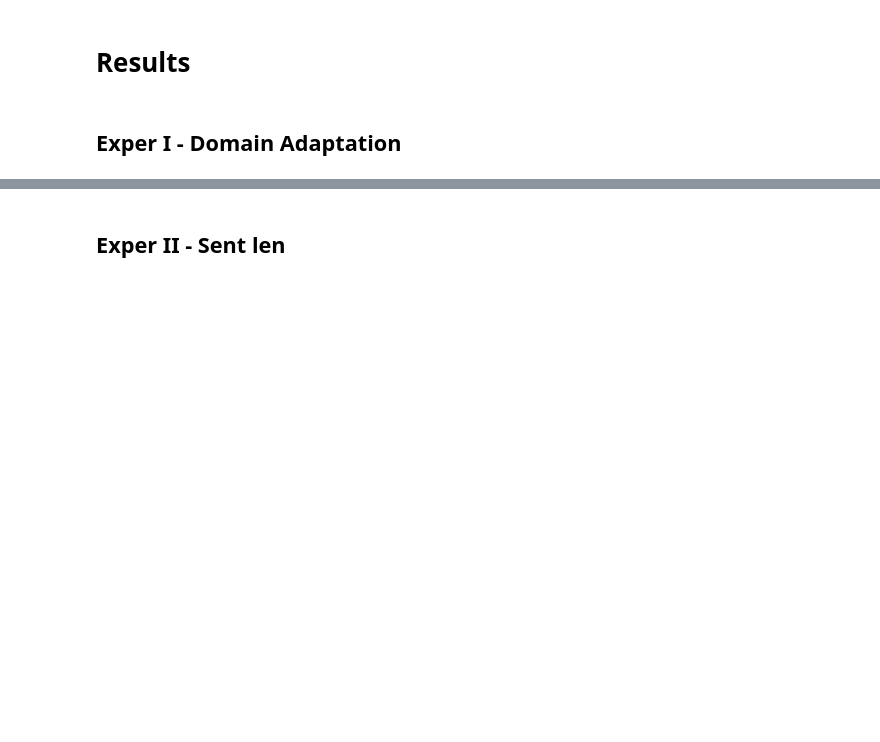
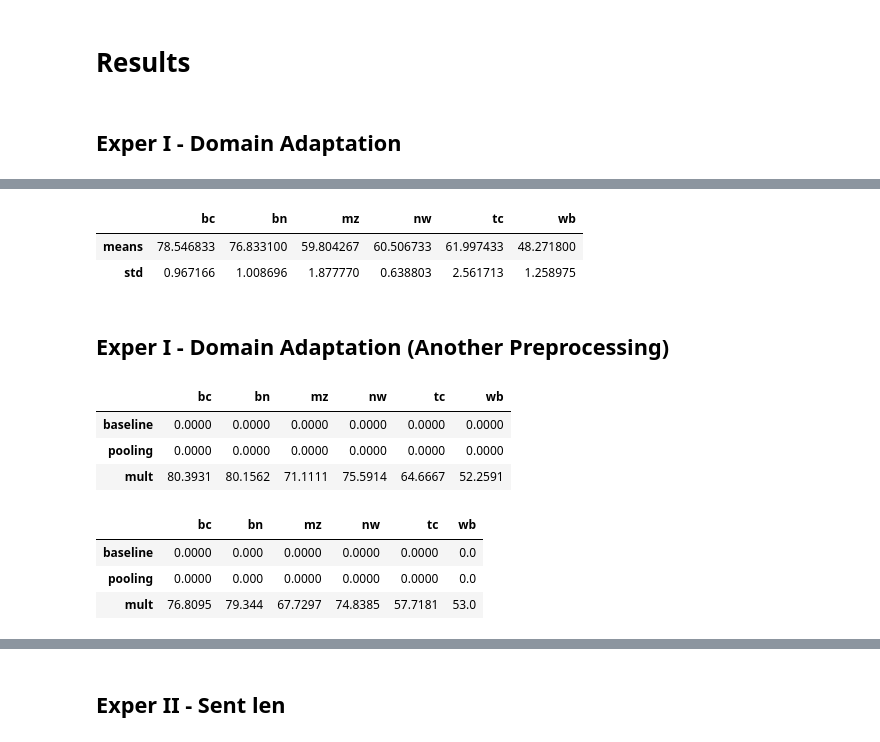
Before and after one commit to ixiaopan/NER_Tagger, a Jupyter notebook: corpus_profile.ipynb, the cells around one changed output, grey strips where cells are left out. Cells and saved outputs as stored; diff of their text form; code cells hidden in the pictures; blank space fills up the shorter version.

```diff
--- a/corpus_profile.ipynb
+++ b/corpus_profile.ipynb
@@ -62,6 +41,35 @@ Error, model=>baseline, subset=>wb
 | baseline | 0.0000 | 0.0000 | 0.0000 | 0.0000 | 0.0000 | 0.0000 |
 | pooling | 77.5426 | 77.9136 | 57.4576 | 60.9277 | 62.2517 | 48.5688 |
 | mult | 80.5447 | 80.0930 | 74.0847 | 77.4371 | 66.6667 | 48.3886 |
+# %%
+
+pool_score = [
+    [ 79.6315,75.7305,60.9635,60.8837,59.1065,46.7852],
+    [ 78.4664,76.8552,60.9917,59.7088,64.6341,49.4614],
+    [ 77.5426,77.9136,57.4576,60.9277,62.2517, 48.5688]
+]
+
+mean_std(pool_score)
+# %% [output]
+|  | bc | bn | mz | nw | tc | wb |
+| means | 78.546833 | 76.833100 | 59.804267 | 60.506733 | 61.997433 | 48.271800 |
+| std | 0.967166 | 1.008696 | 1.877770 | 0.638803 | 2.561713 | 1.258975 |
+# %% [markdown]
+## Exper I - Domain Adaptation (Another Preprocessing)
+# %%
+get_domain_f1_score(version='00')
+# %% [output]
+|  | bc | bn | mz | nw | tc | wb |
+| baseline | 0.0000 | 0.0000 | 0.0000 | 0.0000 | 0.0000 | 0.0000 |
+| pooling | 0.0000 | 0.0000 | 0.0000 | 0.0000 | 0.0000 | 0.0000 |
+| mult | 80.3931 | 80.1562 | 71.1111 | 75.5914 | 64.6667 | 52.2591 |
+# %%
+get_domain_f1_score(version=-1)
+# %% [output]
+|  | bc | bn | mz | nw | tc | wb |
+| baseline | 0.0000 | 0.000 | 0.0000 | 0.0000 | 0.0000 | 0.0 |
+| pooling | 0.0000 | 0.000 | 0.0000 | 0.0000 | 0.0000 | 0.0 |
+| mult | 76.8095 | 79.344 | 67.7297 | 74.8385 | 57.7181 | 53.0 |
 # %%
 mult_score = [
     [ 78.3231, 81.8539, 72.0238, 76.3610,67.5410, 50.2048 ],
```
Also changed, not shown: parts of 26 cells of this notebook, 1 other file.
